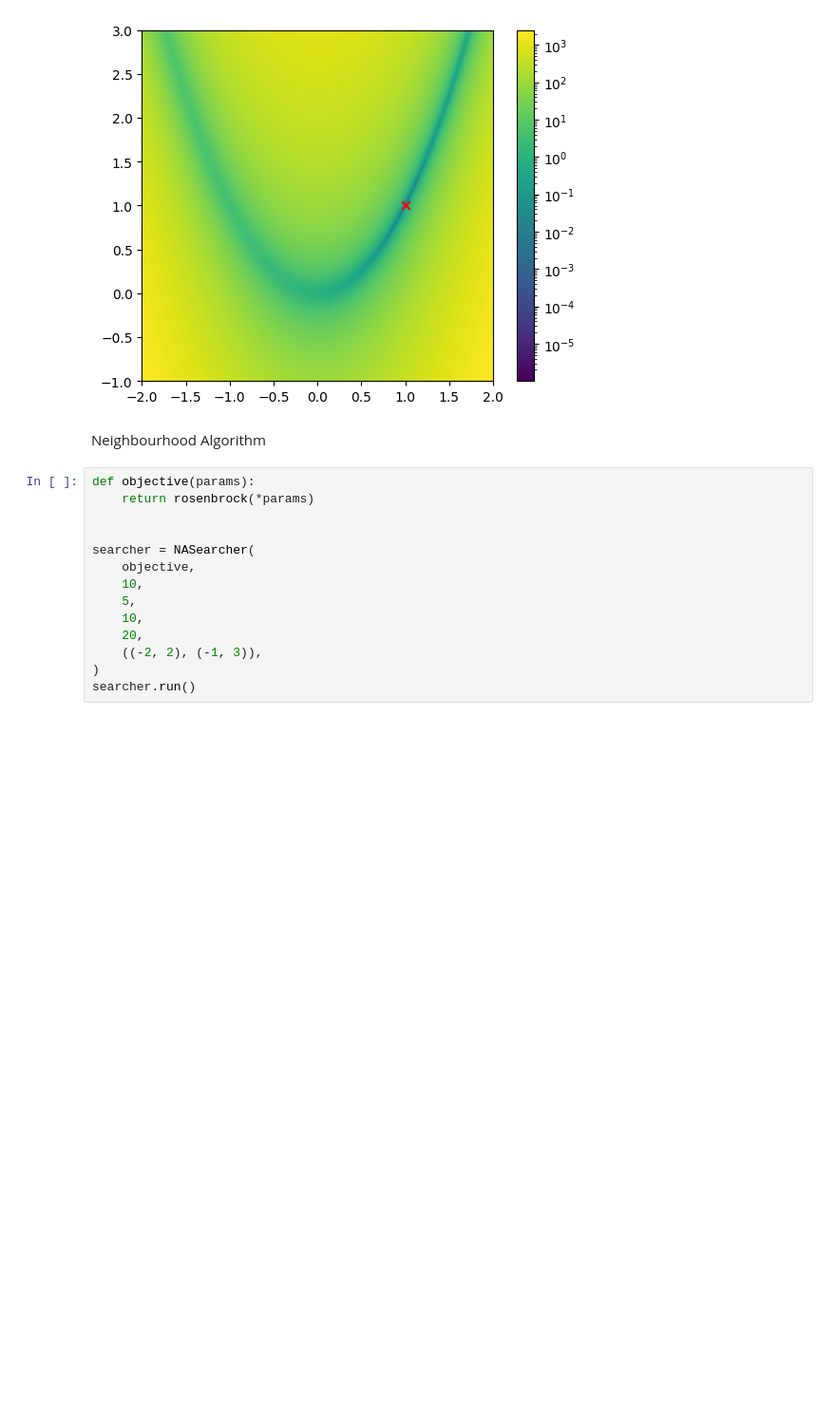
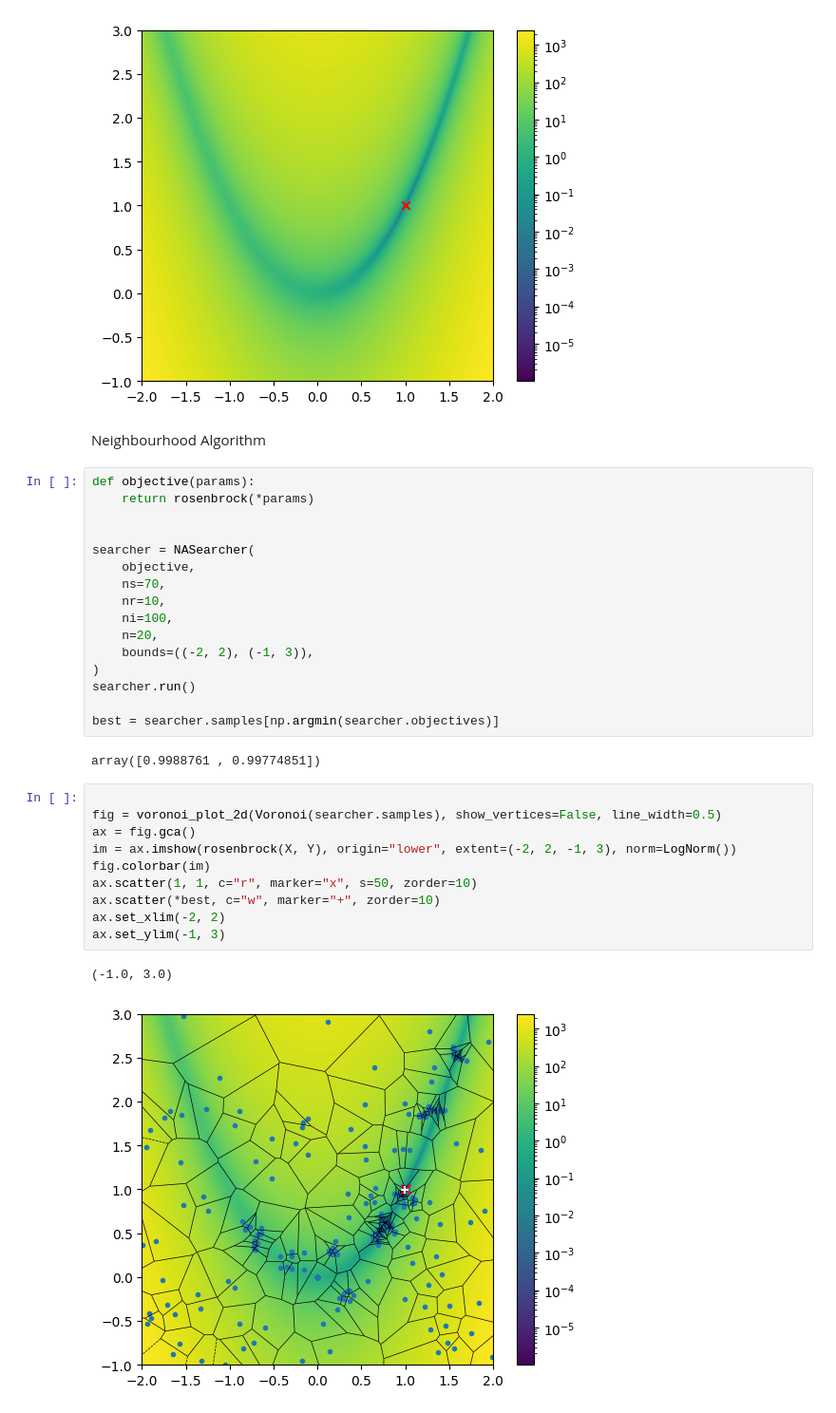
Before and after one commit to auggiemarignier/neighpy, a Jupyter notebook: examples/rosenbrock.ipynb, the cells around one changed output. Shown: that part at 95% size. Cells and saved outputs as stored; diff of their text form; blank space fills up the shorter version.

```diff
--- a/examples/rosenbrock.ipynb
+++ b/examples/rosenbrock.ipynb
@@ -30,10 +31,27 @@ def objective(params):
 
 searcher = NASearcher(
     objective,
-    10,
-    5,
-    10,
-    20,
-    ((-2, 2), (-1, 3)),
+    ns=70,
+    nr=10,
+    ni=100,
+    n=20,
+    bounds=((-2, 2), (-1, 3)),
 )
 searcher.run()
+
+best = searcher.samples[np.argmin(searcher.objectives)]
+# %% [output]
+array([0.9988761 , 0.99774851])
+# %%
+
+fig = voronoi_plot_2d(Voronoi(searcher.samples), show_vertices=False, line_width=0.5)
+ax = fig.gca()
+im = ax.imshow(rosenbrock(X, Y), origin="lower", extent=(-2, 2, -1, 3), norm=LogNorm())
+fig.colorbar(im)
+ax.scatter(1, 1, c="r", marker="x", s=50, zorder=10)
+ax.scatter(*best, c="w", marker="+", zorder=10)
+ax.set_xlim(-2, 2)
+ax.set_ylim(-1, 3)
+# %% [output]
+(-1.0, 3.0)
+[figure, added]
```
Also changed, not shown: parts of 1 cell of this notebook.
